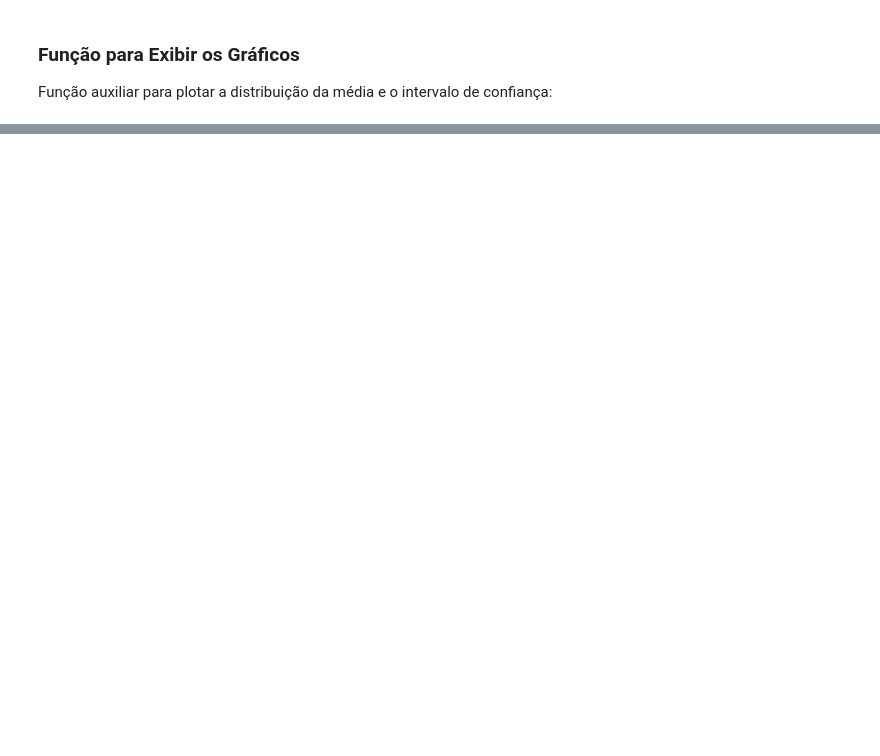
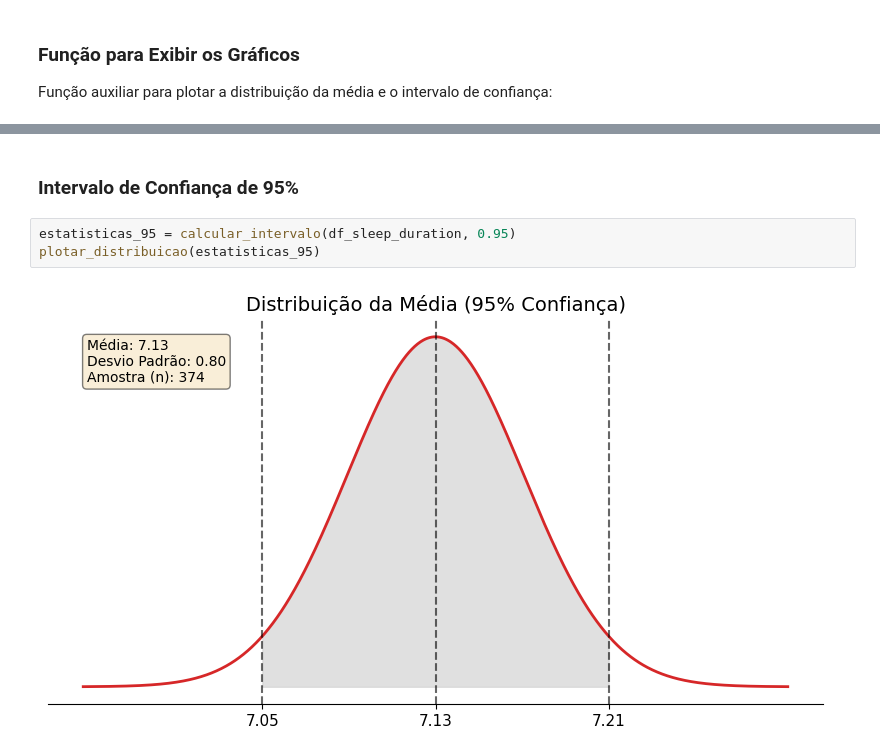
Before and after one commit to Itallo0708/Computational-Mathematics, a Jupyter notebook: notebooks/Atividade_2_2_Linear_regression_p_value_and_metrics.ipynb, the cells around one changed output, grey strips where cells are left out. Cells and saved outputs as stored; diff of their text form; blank space fills up the shorter version.

```diff
--- a/notebooks/Atividade_2_2_Linear_regression_p_value_and_metrics.ipynb
+++ b/notebooks/Atividade_2_2_Linear_regression_p_value_and_metrics.ipynb
@@ -137,0 +211,7 @@ Função auxiliar para plotar a distribuição da média e o intervalo de confia
+# %% [markdown]
+### Intervalo de Confiança de 95%
+# %%
+estatisticas_95 = calcular_intervalo(df_sleep_duration, 0.95)
+plotar_distribuicao(estatisticas_95)
+# %% [output]
+[figure, added]
```
Also changed, not shown: parts of 14 cells of this notebook.
